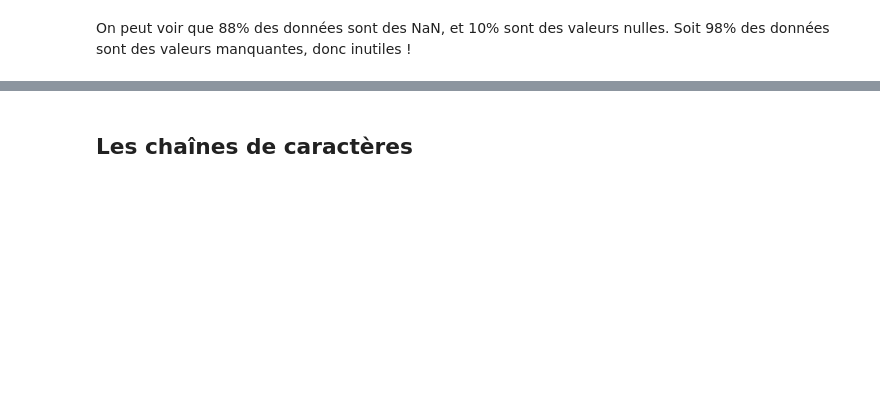
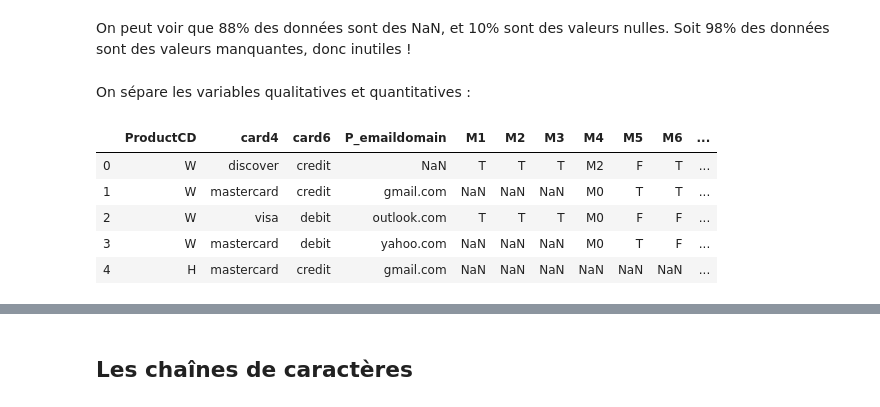
Before and after one commit to DataCampM2DSSAF/suivi-du-data-camp-ghoul_boubekeur_davidas, a Jupyter notebook: notebook_final.ipynb, the cells around one changed output, grey strips where cells are left out. Cells and saved outputs as stored; diff of their text form; code cells hidden in the pictures; blank space fills up the shorter version.

```diff
--- a/notebook_final.ipynb
+++ b/notebook_final.ipynb
@@ -261,2 +340,8 @@ plt.title('Transaction dates');
 # %% [markdown]
 Ci-dessus, on voit que les dates des données Train et Test ont une intersection vide.
+# %%
+y_train = train.isFraud
+train = train.drop(['isFraud', 'TransactionID'],axis= 1)
+transactionIDTest = test['TransactionID']
+test = test.drop('TransactionID', axis= 1)
+train.shape, test.shape
@@ -277,4 +388,4 @@ On peut voir que 45% des données du train sont des valeurs manquantes, nettoyon
 # %%
 def get_too_many_null_attr(data):
-    many_null_cols = [col for col in data.columns if data[col].isnull().sum() / data.shape[0] > 0.9]
+    many_null_cols = [col for col in data.columns if data[col].isnull().sum() / data.shape[0] > 0.8]
     return many_null_cols
@@ -283,3 +392,6 @@ data_null = get_too_many_null_attr(train)
+# %%
+null_cols = get_too_many_null_attr(train)
+train.drop(null_cols,1,inplace=True)
 # %%
 def get_too_many_repeated_val(data):
     big_top_value_cols = [col for col in train.columns if train[col].value_counts(dropna=False, normalize=True).values[0] > 0.9]
@@ -291,2 +399,16 @@ train['id_03'].value_counts(dropna=False, normalize=True).head()
 # %% [markdown]
 On peut voir que 88% des données sont des NaN, et 10% sont des valeurs nulles. Soit 98% des données sont des valeurs manquantes, donc inutiles !
+# %% [markdown]
+On sépare les variables qualitatives et quantitatives :
+# %%
+mask1 = train.dtypes==object
+categoricalColumns = train.columns[mask1]
+categoricalFeatures = train[categoricalColumns]
+categoricalFeatures.head()
+# %% [output]
+|  | ProductCD | card4 | card6 | P_emaildomain | M1 | M2 | M3 | M4 | M5 | M6 | ... |
+| 0 | W | discover | credit | NaN | T | T | T | M2 | F | T | ... |
+| 1 | W | mastercard | credit | gmail.com | NaN | NaN | NaN | M0 | T | T | ... |
+| 2 | W | visa | debit | outlook.com | T | T | T | M0 | F | F | ... |
+| 3 | W | mastercard | debit | yahoo.com | NaN | NaN | NaN | M0 | T | F | ... |
+| 4 | H | mastercard | credit | gmail.com | NaN | NaN | NaN | NaN | NaN | NaN | ... |
```
Also changed, not shown: parts of 176 cells of this notebook.
